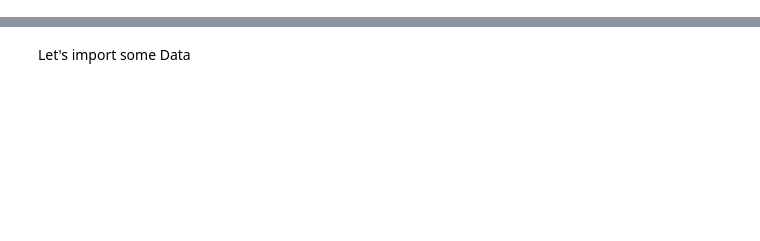
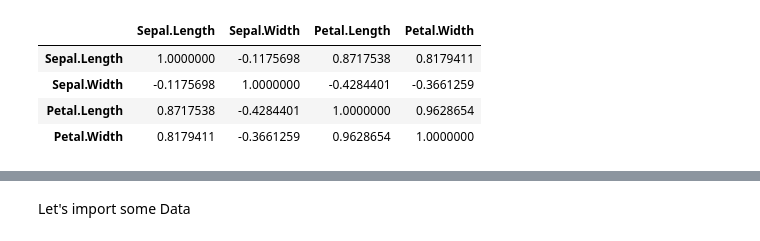
Before and after one commit to DC-3T/Gorter_R_tutorial, a Jupyter notebook: Correlations_Correlograms_R.ipynb, the cells around one changed output, grey strips where cells are left out. Cells and saved outputs as stored; diff of their text form; code cells hidden in the pictures; blank space fills up the shorter version.

```diff
--- a/Correlations_Correlograms_R.ipynb
+++ b/Correlations_Correlograms_R.ipynb
@@ -12,0 +27,9 @@ Correlograms can capture complex information in one image. Here you see, in one
+# %%
+cor_matrix<-cor(iris[,1:4]) #default is pearson
+cor_matrix
+# %% [output]
+|  | Sepal.Length | Sepal.Width | Petal.Length | Petal.Width |
+| Sepal.Length | 1.0000000 | -0.1175698 | 0.8717538 | 0.8179411 |
+| Sepal.Width | -0.1175698 | 1.0000000 | -0.4284401 | -0.3661259 |
+| Petal.Length | 0.8717538 | -0.4284401 | 1.0000000 | 0.9628654 |
+| Petal.Width | 0.8179411 | -0.3661259 | 0.9628654 | 1.0000000 |
```
Also changed, not shown: parts of 28 cells of this notebook.
